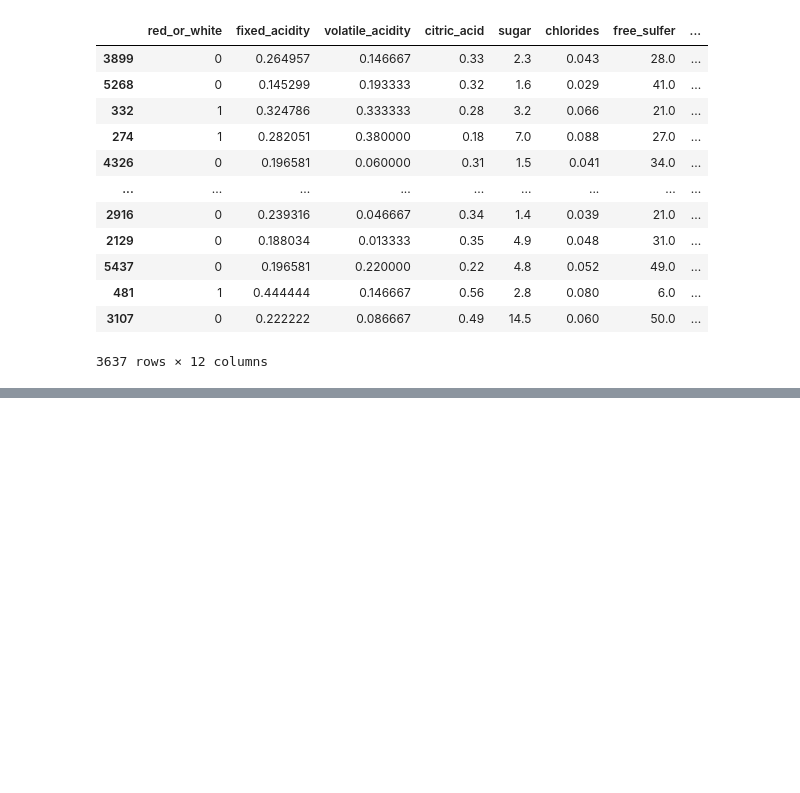
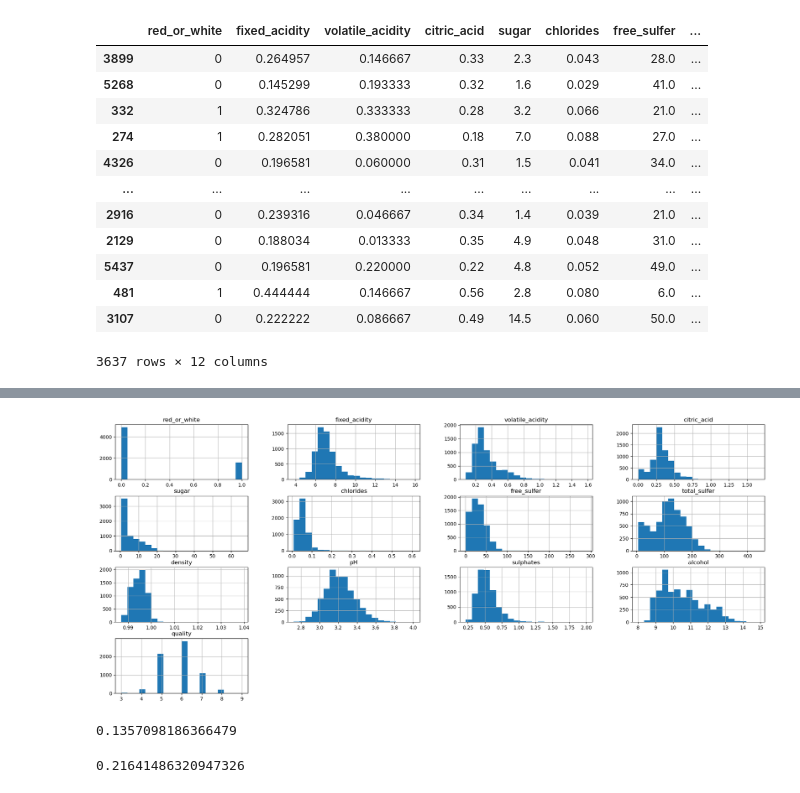
Before and after one commit to Fine-Wine/clustering-project-wine, a Jupyter notebook: test.ipynb, the cells around one changed output, grey strips where cells are left out. Cells and saved outputs as stored; diff of their text form; code cells hidden in the pictures; blank space fills up the shorter version.

```diff
--- a/test.ipynb
+++ b/test.ipynb
@@ -61,0 +119,17 @@ train_scaled
+# %%
+wine.hist(figsize=(24, 10), bins=20)
+plt.show()
+# %% [output]
+[figure, added]
+# %%
+good_red = wine[wine.red_or_white == 1]
+good_red = good_red[good_red.quality >= 7 ]
+good_red.red_or_white.count()/len(wine[wine.red_or_white == 1])
+# %% [output]
+0.1357098186366479
+# %%
+good_white = wine[wine.red_or_white == 0]
+good_white = good_white[good_white.quality >= 7 ]
+good_white.red_or_white.count()/len(wine[wine.red_or_white == 0])
+# %% [output]
+0.21641486320947326
```
Also changed, not shown: parts of 19 cells of this notebook.
